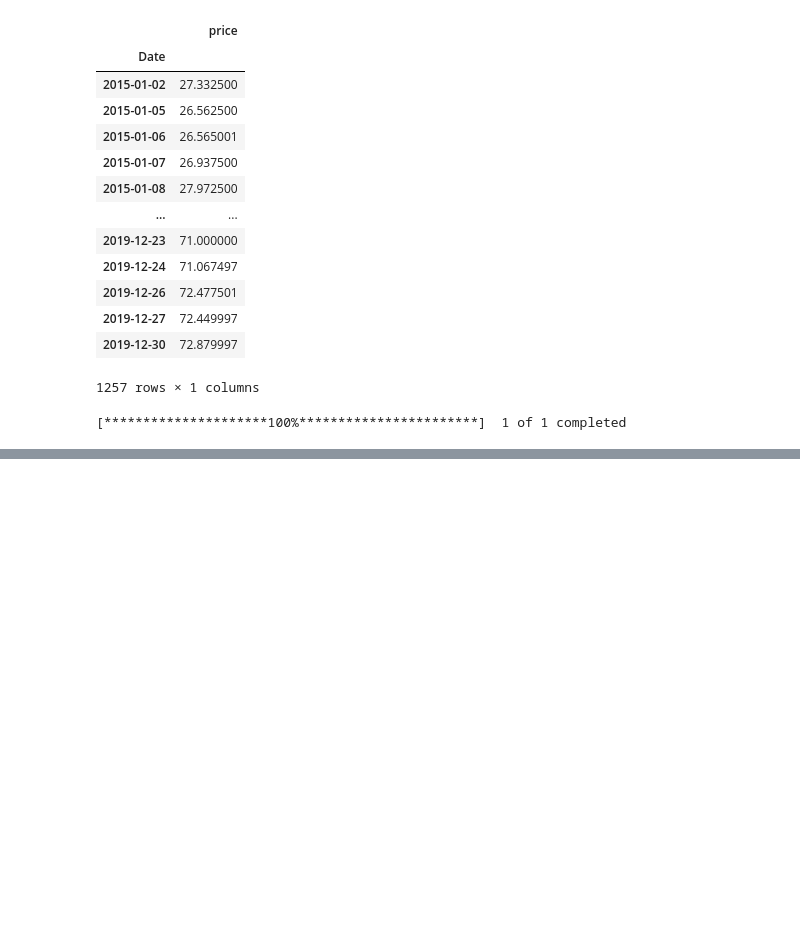
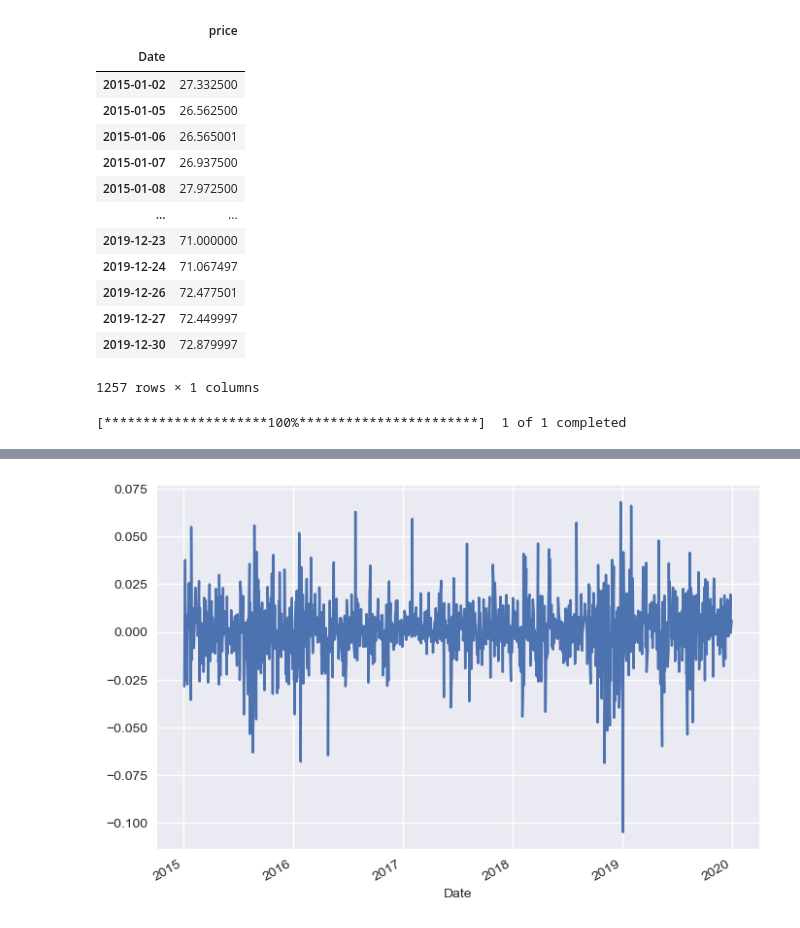
Before and after one commit to illinia/python-trading-study, a Jupyter notebook: Part1/파이썬_OOP.ipynb, the cells around one changed output, grey strips where cells are left out. Saved outputs shown, nothing was run; the diff lists cells and outputs as text; code cells hidden in the pictures; blank space fills up the shorter version.

```diff
--- a/Part1/파이썬_OOP.ipynb
+++ b/Part1/파이썬_OOP.ipynb
@@ -155,0 +210,5 @@ stock.log_returns()
+# %%
+stock.data.log_returns.plot()
+plt.show()
+# %% [output]
+[figure, added]
```
Also changed, not shown: parts of 48 cells of this notebook, 5 other files.
